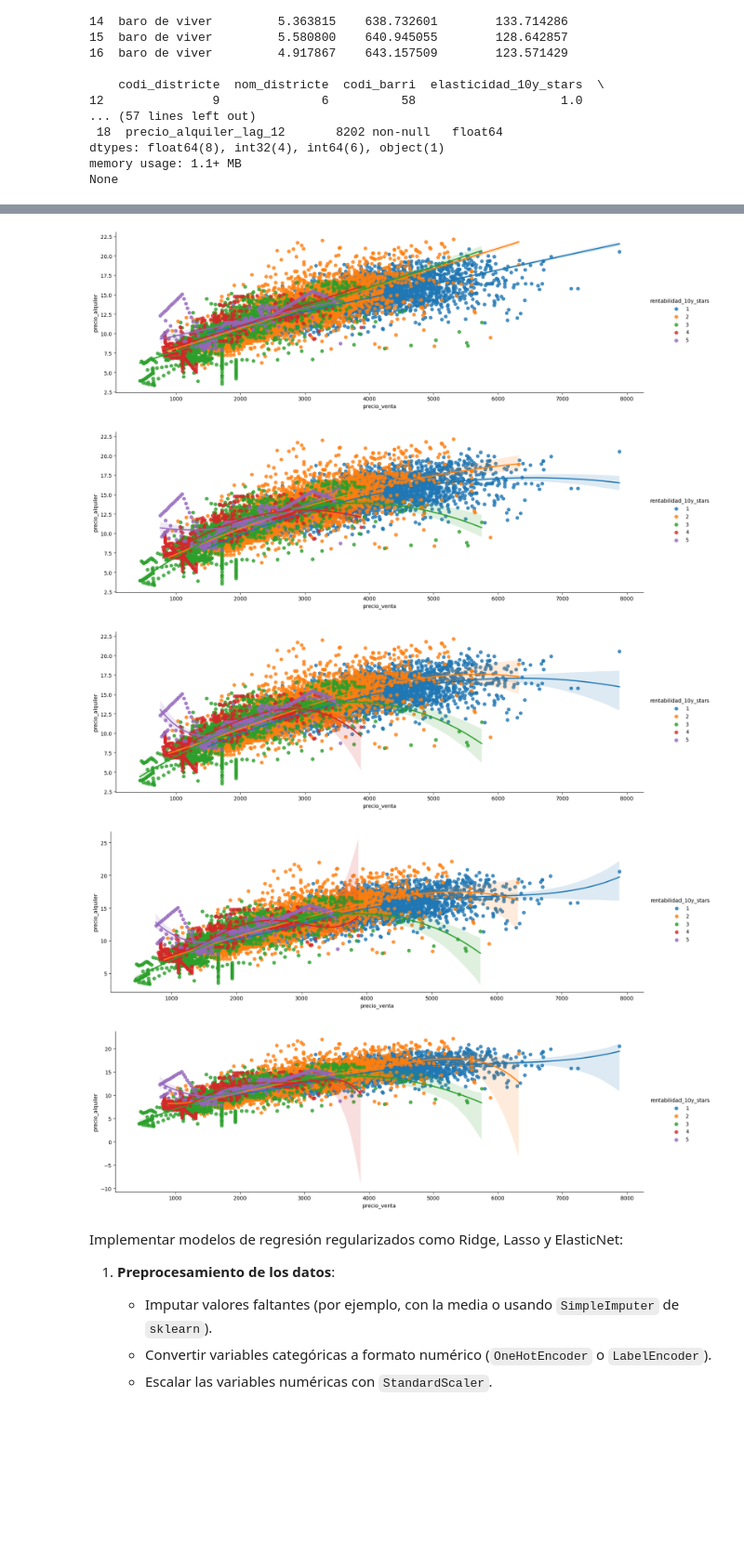
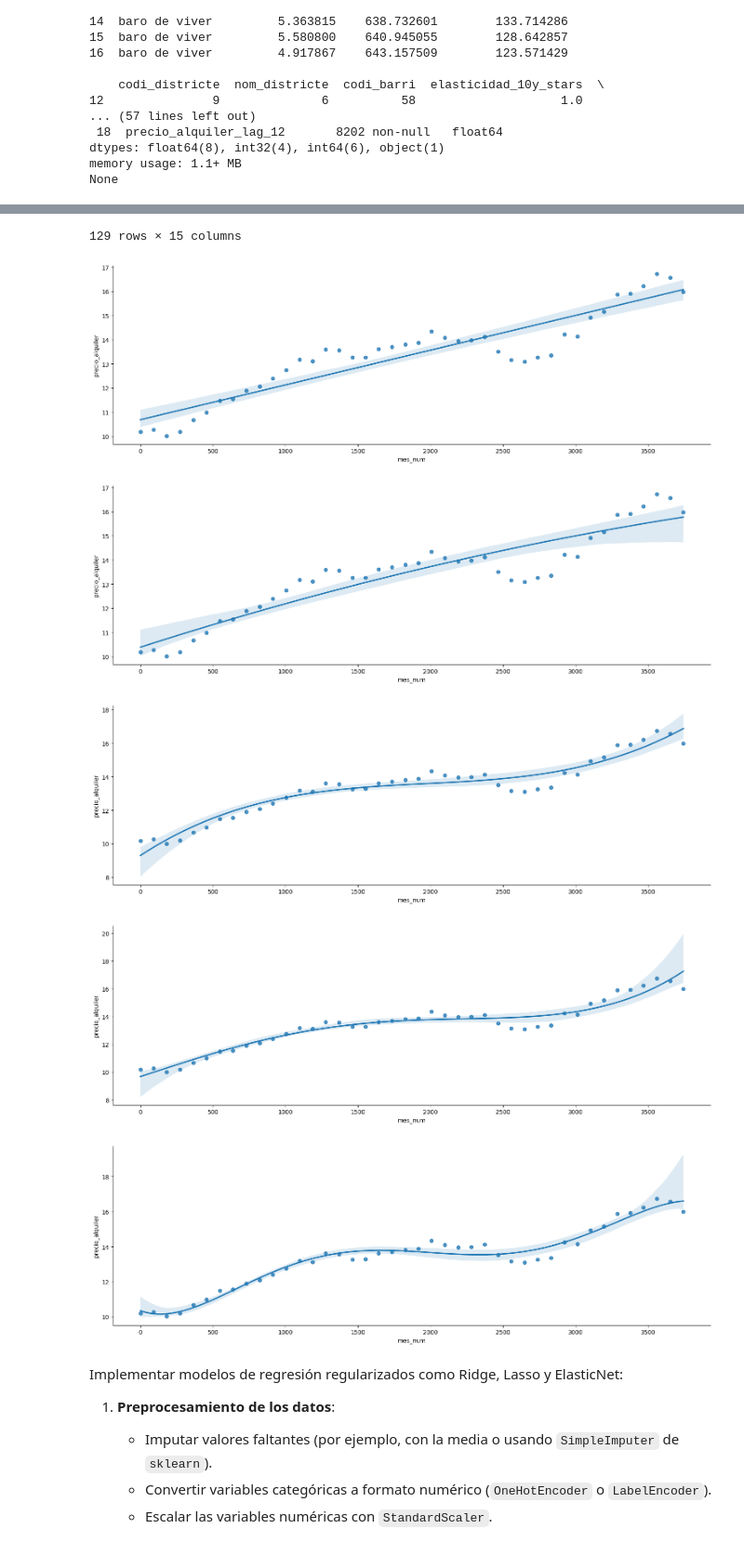
Before and after one commit to germanztz/data-science-uoc-realadvisor, a Jupyter notebook: realadvisor_03_model.ipynb, the cells around one changed output, grey strips where cells are left out. Shown: that part at 93% size. Saved outputs shown, nothing was run; the diff lists cells and outputs as text; code cells hidden in the pictures; blank space fills up the shorter version.

```diff
--- a/realadvisor_03_model.ipynb
+++ b/realadvisor_03_model.ipynb
@@ -830,8 +856,12 @@ plt.show()
 # %%
 import seaborn as sns
 
+df = bcn_precios[bcn_precios['tipo'] == 'municipi']
+display(df)
+df['mes_num'] = (df['mes'] - df['mes'].min()).dt.days
 for i in range(1, 6):
 # Estimar una regresión polinómica de orden 2
-    sns.lmplot(x='precio_venta', y="precio_alquiler", data=bcn_precios, aspect=3, order=i, hue='rentabilidad_10y_stars')
+    # sns.lmplot(x='precio_venta', y="precio_alquiler", data=bcn_precios[bcn_precios['tipo'] == 'municipi'], aspect=3, order=i, hue='rentabilidad_10y_stars')
+    sns.lmplot(x='mes_num', y='precio_alquiler', data=df, aspect=3, order=i)
 # g.fig.set_size_inches(10, 6)
 # %% [output]
@@ -838,8 +880,9 @@ for i in range(1, 6):
+129 rows × 15 columns
-[figure, old version]
+[figure, new version]
-[figure, old version]
+[figure, new version]
-[figure, old version]
+[figure, new version]
-[figure, old version]
+[figure, new version]
-[figure, old version]
+[figure, new version]
 # %% [markdown]
 Implementar modelos de regresión regularizados como Ridge, Lasso y ElasticNet:
 
```
Also changed, not shown: parts of 4 cells of this notebook.
